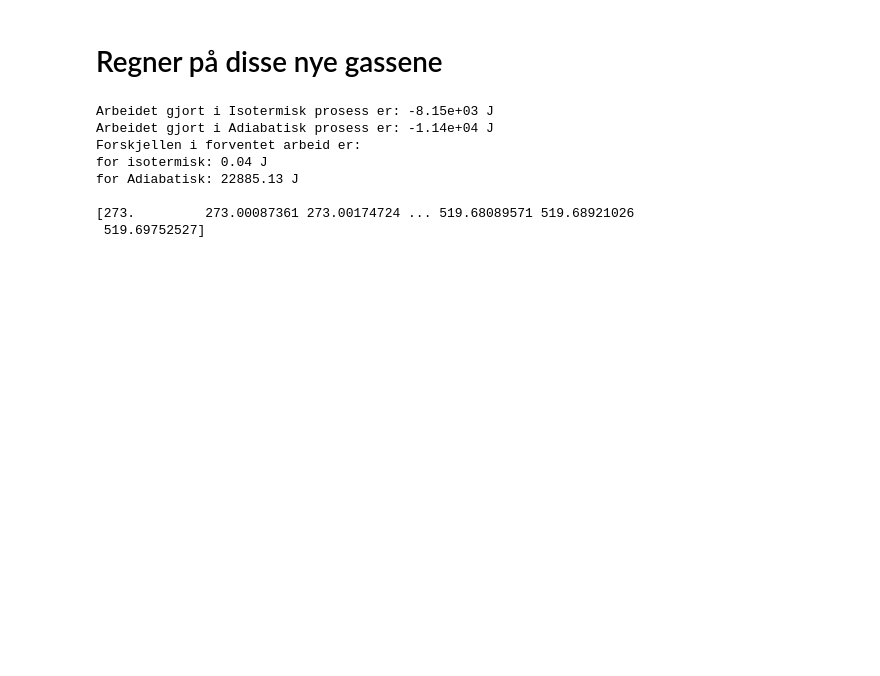
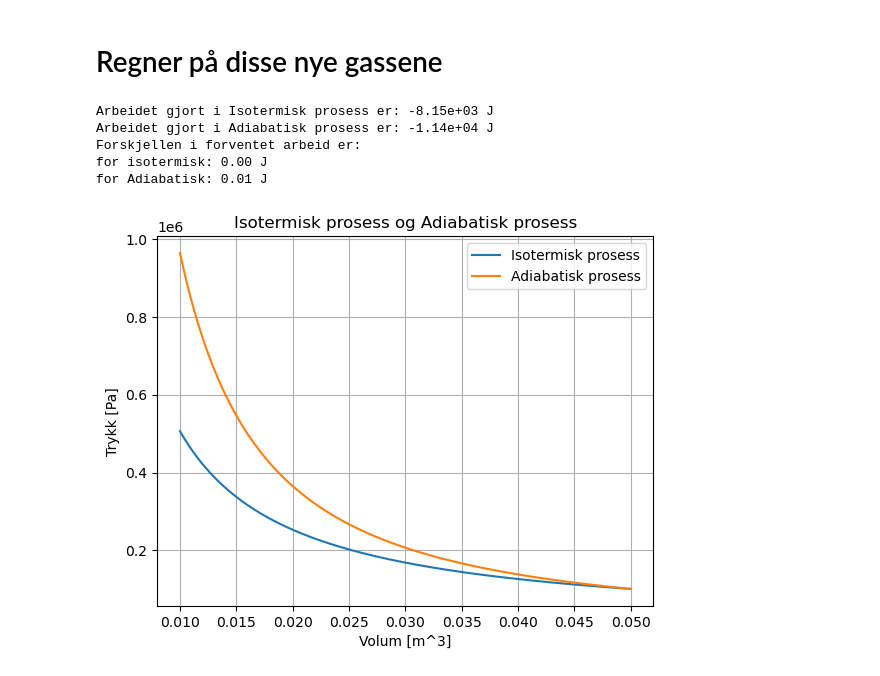
Before and after one commit to Tycho887/FYS102_FYS155, a Jupyter notebook: kollokvie_termo_oppgave5.ipynb, the cells around one changed output. Drawn from its saved outputs; the diff is of its cells as text; code cells hidden in the pictures; blank space fills up the shorter version.

```diff
--- a/kollokvie_termo_oppgave5.ipynb
+++ b/kollokvie_termo_oppgave5.ipynb
@@ -52,40 +52,37 @@ import termoPy as TP
 
 mol = TP.IdealGas(P1=1*atm,V1=50*L,T1=273).n
 
-# Normaltilstand
-
 P  = 1.0 * atm
 T = 273
 V1 = 50*L
 V2 = 10*L
-k = 100000
+k = 1000000
 
 isoterm_prosess    = TP.Isothermal(n=mol, T = T, V1 = V1, P1 = P)
 adiabatisk_prosess = TP.Adiabatic(n=mol, T1 = T, V1 = V1, P1 = P,gamma = 7/5,diatomic=True)
 
 isoterm_prosess.generate_data_from_dV(V2,steps=k)
 adiabatisk_prosess.generate_data_from_dV(V2,steps=k)
 
 def integrate(A):
     dV = (V2-V1)/k
     arbeid = dV*np.sum(A.pressure)
     print(f"Arbeidet gjort i {A.title} er: {arbeid:.3g} J")
     return arbeid
 
 iso_arbeid = integrate(isoterm_prosess)
 adi_arbeid = integrate(adiabatisk_prosess)
+
 print(f"""Forskjellen i forventet arbeid er:
 for isotermisk: {abs(isoterm_prosess.calculate_work_done_by()-iso_arbeid):.2f} J
 for Adiabatisk: {abs(adiabatisk_prosess.calculate_work_done_by()-adi_arbeid):.2f} J
 """)
-print(adiabatisk_prosess.temperature)
-#plot_processes(isoterm_prosess,adiabatisk_prosess)
+
+plot_processes(isoterm_prosess,adiabatisk_prosess)
 # %% [output]
 Arbeidet gjort i Isotermisk prosess er: -8.15e+03 J
 Arbeidet gjort i Adiabatisk prosess er: -1.14e+04 J
 Forskjellen i forventet arbeid er:
-for isotermisk: 0.04 J
-for Adiabatisk: 22885.13 J
-
-[273.         273.00087361 273.00174724 ... 519.68089571 519.68921026
- 519.69752527]
+for isotermisk: 0.00 J
+for Adiabatisk: 0.01 J
+[figure, added]
```
Also changed, not shown: 1 other file.
